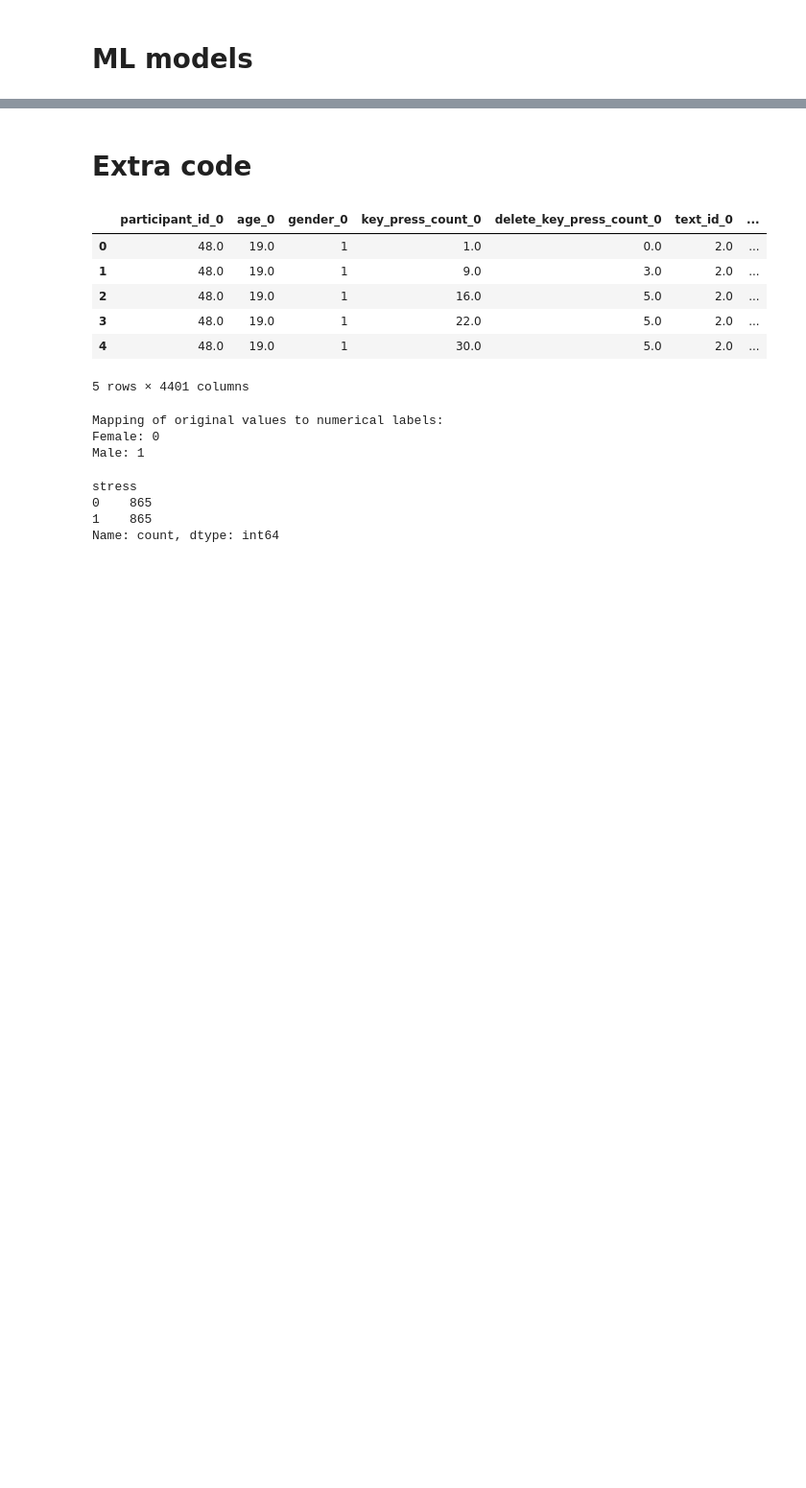
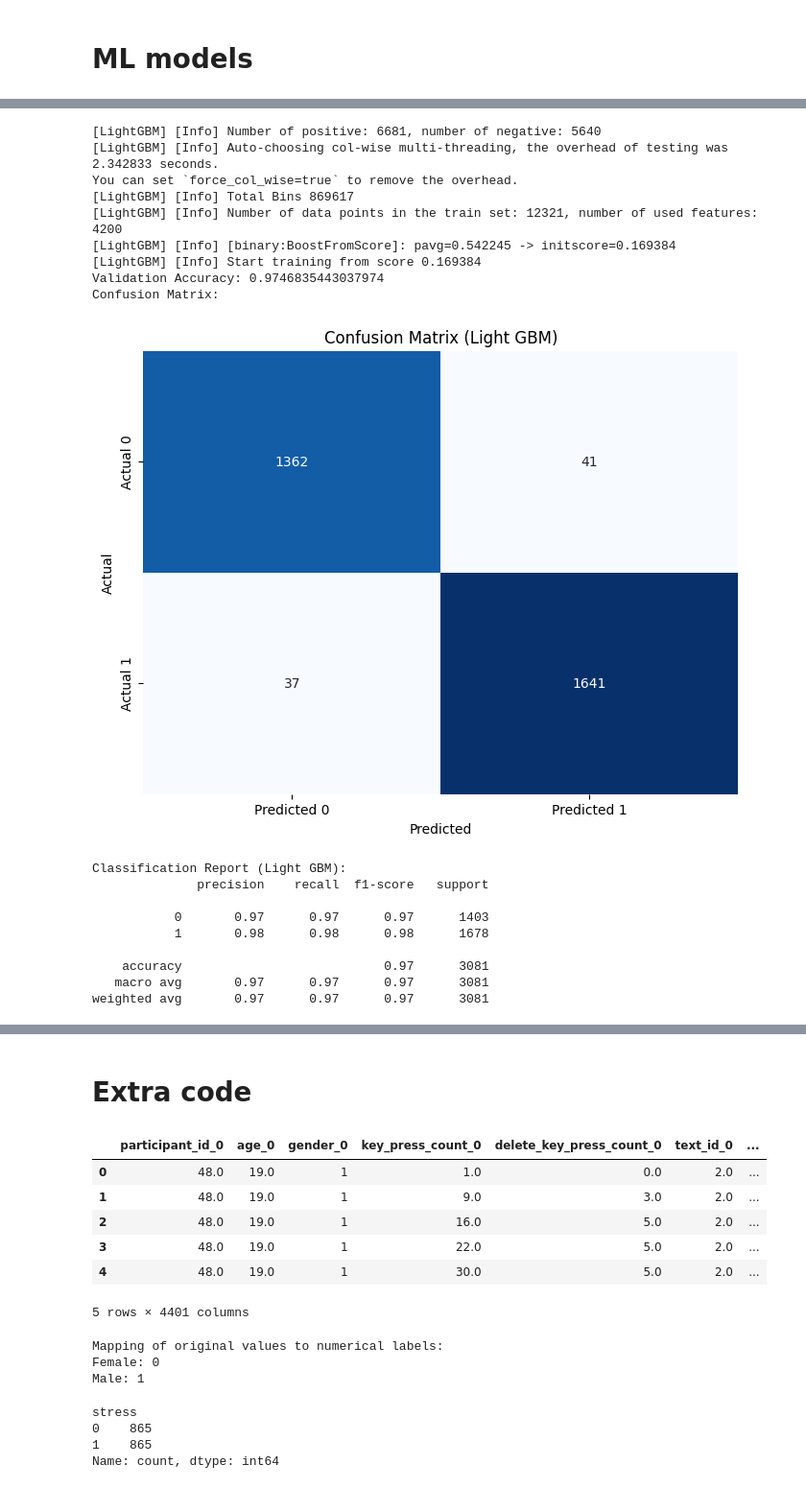
Before and after one commit to dead96pool/stress_detection_mlai, a Jupyter notebook: MLAI_project_(1).ipynb, the cells around one changed output, grey strips where cells are left out. Shown at 96% size. Saved outputs shown, nothing was run; the diff lists cells and outputs as text; code cells hidden in the pictures; blank space fills up the shorter version.

```diff
--- a/MLAI_project_(1).ipynb
+++ b/MLAI_project_(1).ipynb
@@ -348,3 +555,55 @@ weighted avg       0.96      0.96      0.96      3081
+# %%
+
+lgbm = LGBMClassifier(n_estimators=500, random_state=42)
+
+lgbm.fit(X_train, y_train)
+
+# Make predictions
+lgbm_y_test_pred = lgbm.predict(X_test)
+
+# Evaluate the model
+lgbm_accuracy = accuracy_score(y_test, lgbm_y_test_pred)
+print("Validation Accuracy:", lgbm_accuracy)
+
+# Confusion Matrix
+lgbm_conf_matrix = confusion_matrix(y_test, lgbm_y_test_pred)
+print("Confusion Matrix:")
+#print(lgbm_conf_matrix)
+# Plot confusion matrix
+plt.figure(figsize=(8, 6))
+sns.heatmap(lgbm_conf_matrix, annot=True, fmt="d", cmap="Blues", cbar=False,
+            xticklabels=["Predicted 0", "Predicted 1"],
+            yticklabels=["Actual 0", "Actual 1"])
+plt.xlabel("Predicted")
+plt.ylabel("Actual")
+plt.title("Confusion Matrix (Light GBM)")
+plt.show()
+
+
+# Classification Report
+lgbm_class_report = classification_report(y_test, lgbm_y_test_pred)
+print("Classification Report (Light GBM):")
+print(lgbm_class_report)
+# %% [output]
+[LightGBM] [Info] Number of positive: 6681, number of negative: 5640
+[LightGBM] [Info] Auto-choosing col-wise multi-threading, the overhead of testing was 2.342833 seconds.
+You can set `force_col_wise=true` to remove the overhead.
+[LightGBM] [Info] Total Bins 869617
+[LightGBM] [Info] Number of data points in the train set: 12321, number of used features: 4200
+[LightGBM] [Info] [binary:BoostFromScore]: pavg=0.542245 -> initscore=0.169384
+[LightGBM] [Info] Start training from score 0.169384
+Validation Accuracy: 0.9746835443037974
+Confusion Matrix:
+[figure, added]
+Classification Report (Light GBM):
+              precision    recall  f1-score   support
+
+           0       0.97      0.97      0.97      1403
+           1       0.98      0.98      0.98      1678
+
+    accuracy                           0.97      3081
+   macro avg       0.97      0.97      0.97      3081
+weighted avg       0.97      0.97      0.97      3081
 # %%
 # 10 fold using randomforest
 import pandas as pd
```
Also changed, not shown: parts of 27 cells of this notebook.
